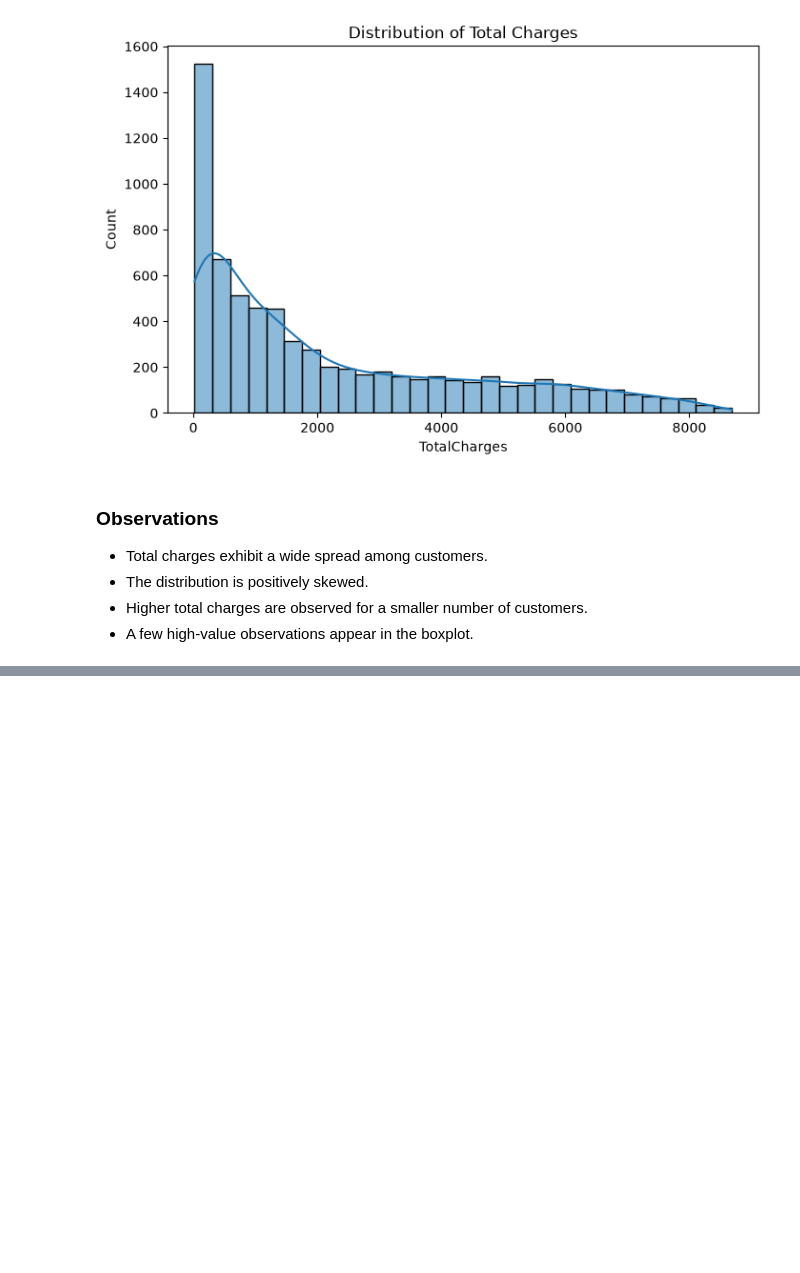
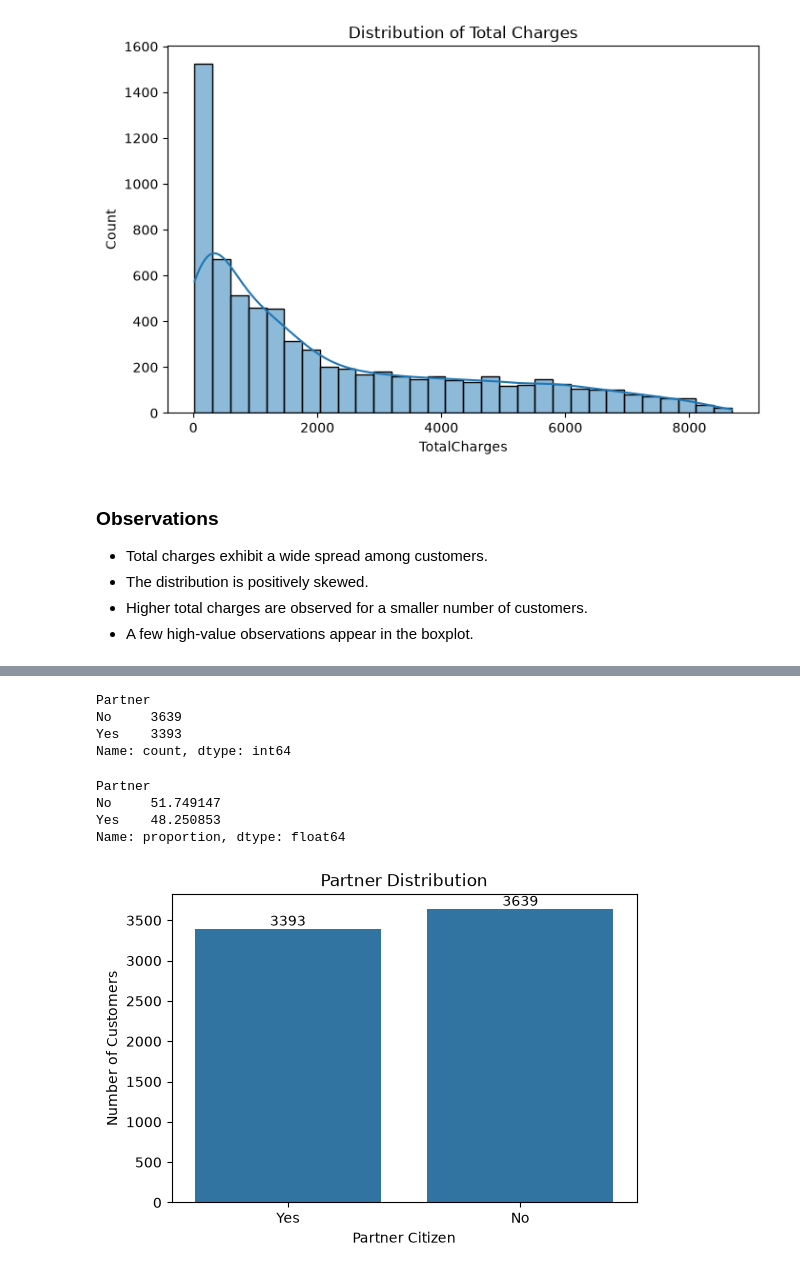
Before and after one commit to sagarjana00/Customer_Churn_Intelligence_Platform, a Jupyter notebook: notebooks/02_Exploratory_Data_Analysis.ipynb, the cells around one changed output, grey strips where cells are left out. Cells and saved outputs as stored; diff of their text form; code cells hidden in the pictures; blank space fills up the shorter version.

```diff
--- a/notebooks/02_Exploratory_Data_Analysis.ipynb
+++ b/notebooks/02_Exploratory_Data_Analysis.ipynb
@@ -203,0 +301,29 @@ plt.show()
+# %%
+df['Partner'].value_counts()
+# %% [output]
+Partner
+No     3639
+Yes    3393
+Name: count, dtype: int64
+# %%
+df['Partner'].value_counts(normalize=True) * 100
+# %% [output]
+Partner
+No     51.749147
+Yes    48.250853
+Name: proportion, dtype: float64
+# %%
+plt.figure(figsize=(6,4))
+
+ax = sns.countplot(data=df, x="Partner")
+
+for container in ax.containers:
+    ax.bar_label(container)
+
+plt.title("Partner Distribution")
+plt.xlabel("Partner Citizen")
+plt.ylabel("Number of Customers")
+
+plt.show()
+# %% [output]
+[figure, added]
```
Also changed, not shown: parts of 28 cells of this notebook.
